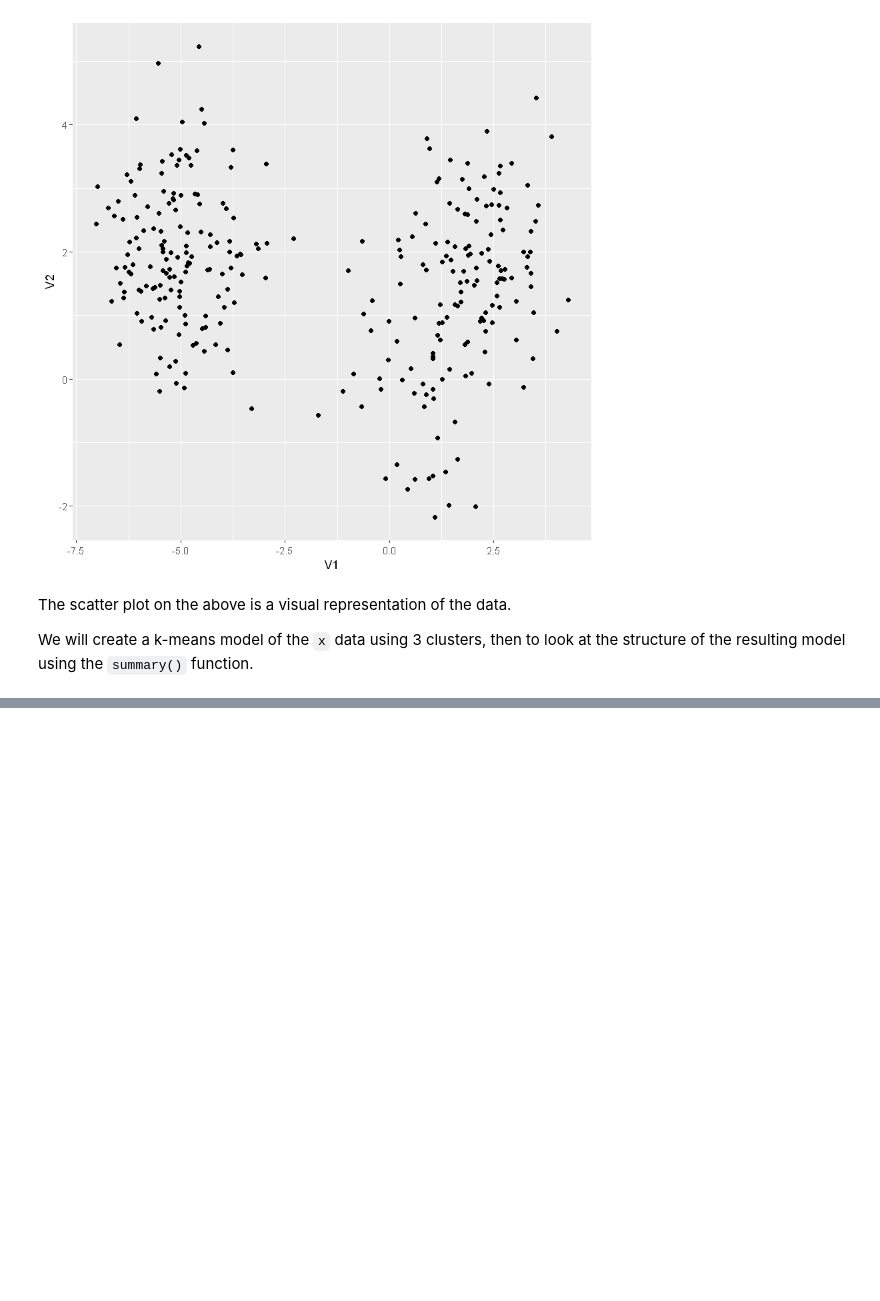
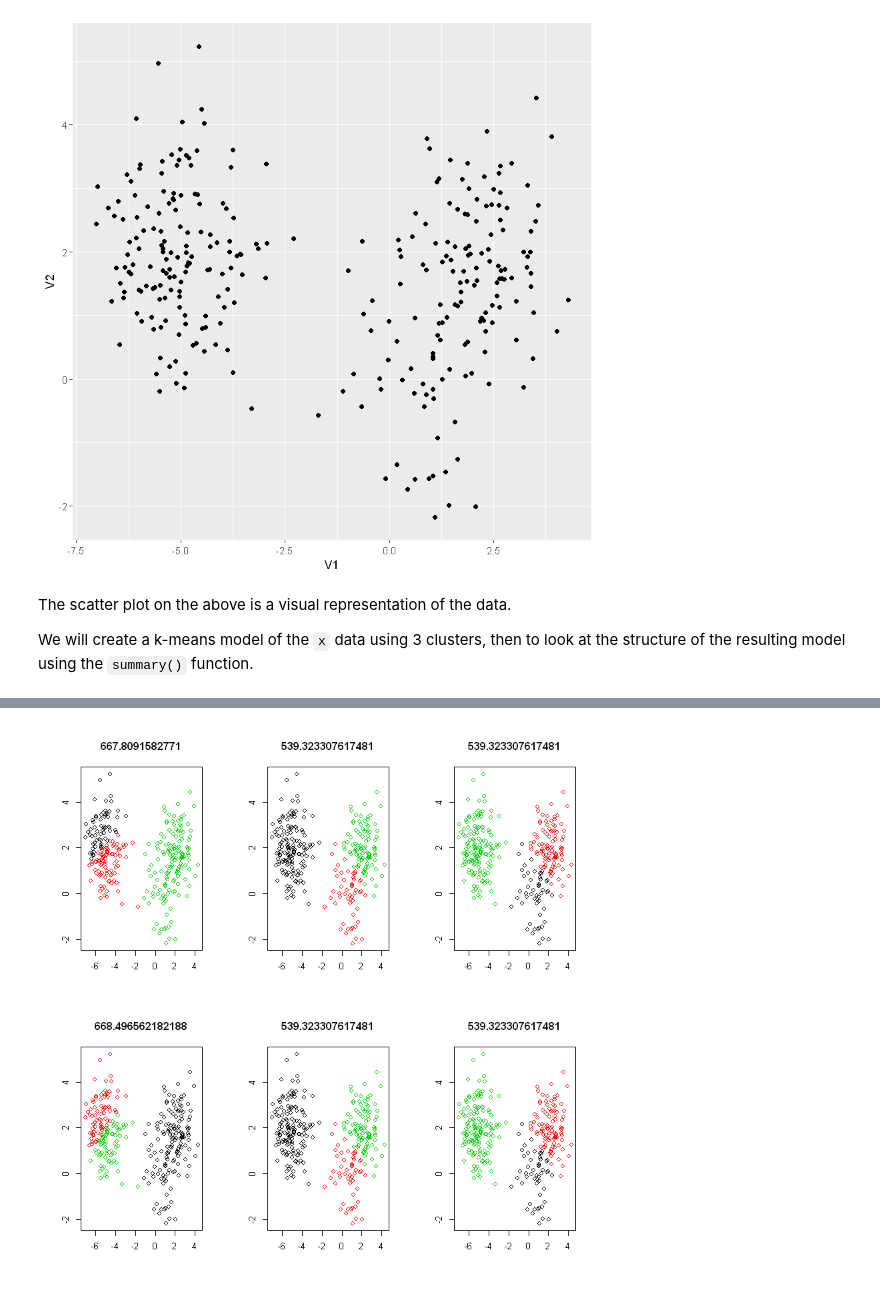
Before and after one commit to VictorOmondi1997/Unsupervised-Learning-in-R, a Jupyter notebook: Unsupervised Learning in R.ipynb, the cells around one changed output, grey strips where cells are left out. Saved outputs shown, nothing was run; the diff lists cells and outputs as text; code cells hidden in the pictures; blank space fills up the shorter version.

```diff
--- a/Unsupervised Learning in R.ipynb
+++ b/Unsupervised Learning in R.ipynb
@@ -107,0 +200,18 @@ We will create a k-means model of the `x` data using 3 clusters, then to look at
+# %%
+# Set up 2 x 3 plotting grid
+par(mfrow = c(2, 3))
+
+# Set seed
+set.seed(1)
+
+for(i in 1:6) {
+  # Run kmeans() on x with three clusters and one start
+  km.out <- kmeans(x, centers=3, nstart=1)
+
+  # Plot clusters
+  plot(x, col = km.out$cluster,
+       main = km.out$tot.withinss,
+       xlab = "", ylab = "")
+}
+# %% [output]
+[figure, added]
```
Also changed, not shown: parts of 49 cells of this notebook, 2 other files.
